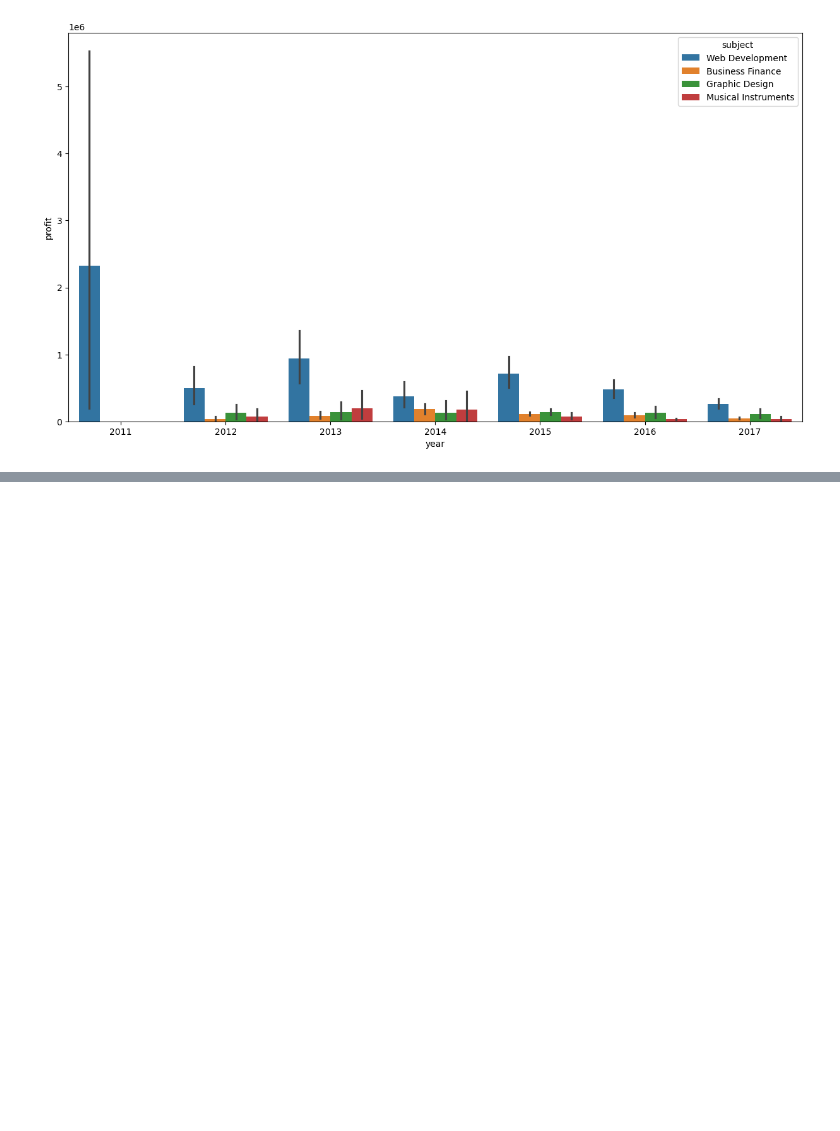
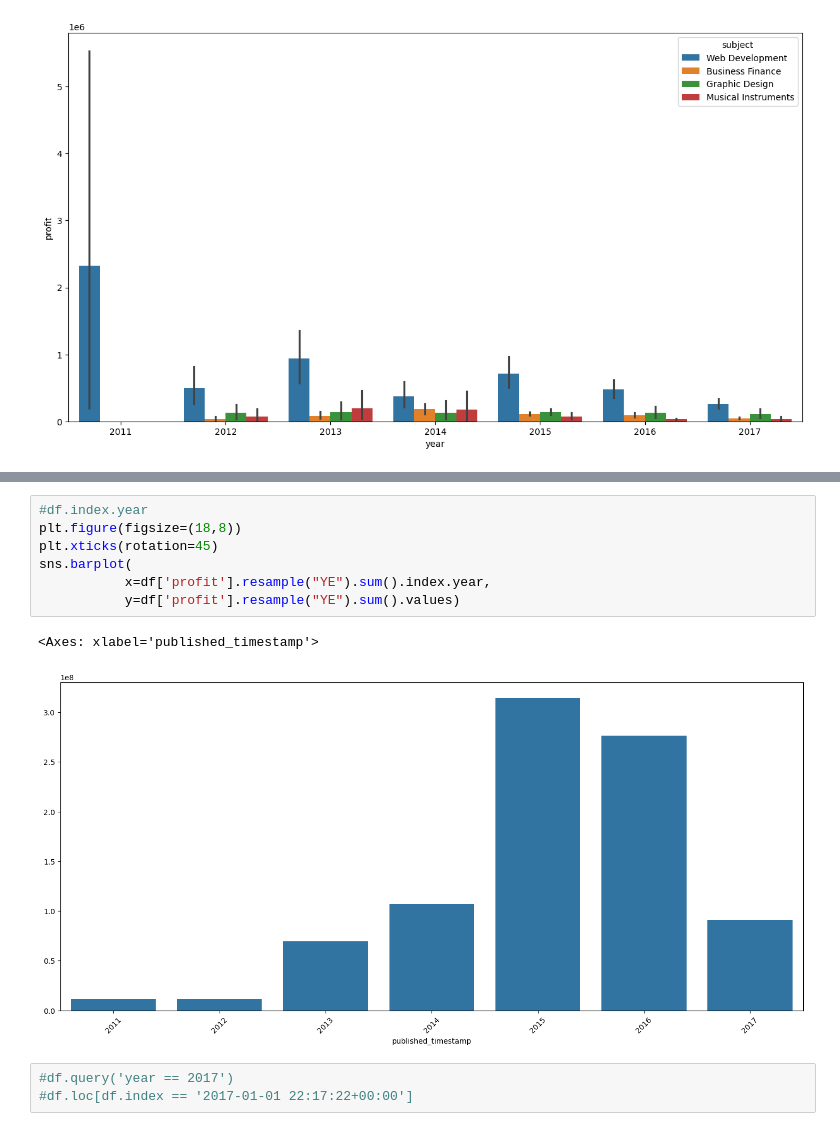
Before and after one commit to Mahmoud-Ramadan2/Udemy-Analysis, a Jupyter notebook: udemy_eda.ipynb, the cells around one changed output, grey strips where cells are left out. Cells and saved outputs as stored; diff of their text form; blank space fills up the shorter version.

Commit message:
Updated EDA notebook prosecProcessed and visualized data using EDAcing

```diff
--- a/udemy_eda.ipynb
+++ b/udemy_eda.ipynb
@@ -509,0 +564,13 @@ sns.barplot(data=df, x='year', y='profit', hue='subject')
+# %%
+#df.index.year
+plt.figure(figsize=(18,8))
+plt.xticks(rotation=45)
+sns.barplot(
+           x=df['profit'].resample("YE").sum().index.year,
+           y=df['profit'].resample("YE").sum().values)
+# %% [output]
+<Axes: xlabel='published_timestamp'>
+[figure, added]
+# %%
+#df.query('year == 2017')
+#df.loc[df.index == '2017-01-01 22:17:22+00:00']
```
Also changed, not shown: parts of 10 cells of this notebook.
